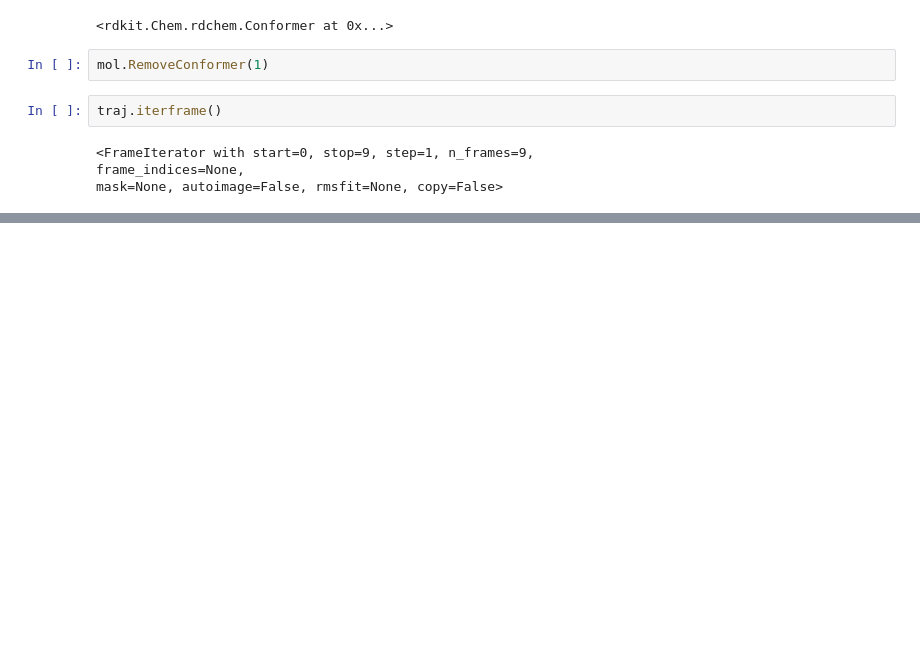
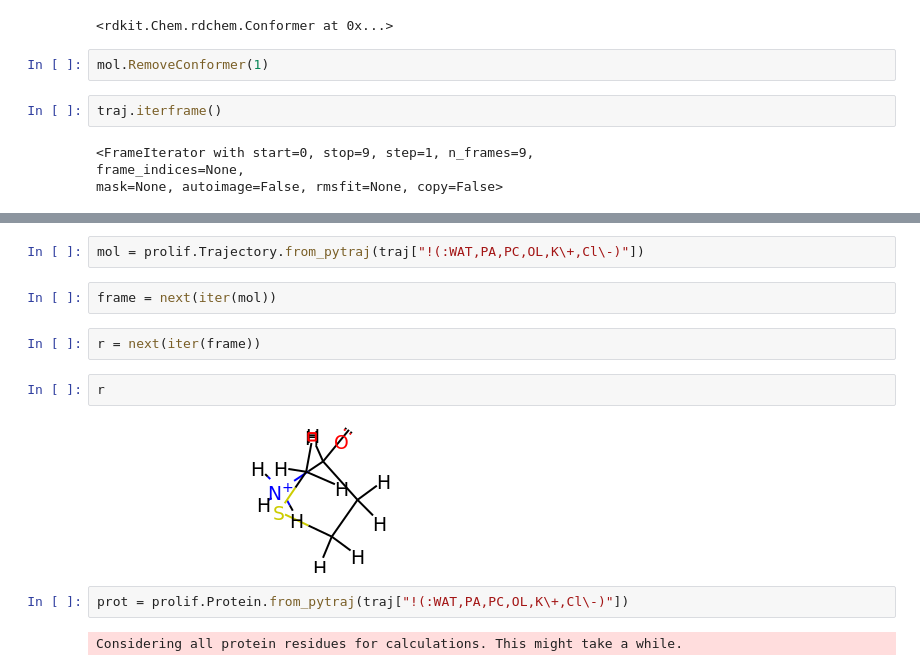
Before and after one commit to chemosim-lab/ProLIF, a Jupyter notebook: notebooks/md_trajectory.ipynb, the cells around one changed output, grey strips where cells are left out. Drawn from its saved outputs; the diff is of its cells as text; blank space fills up the shorter version.

```diff
--- a/notebooks/md_trajectory.ipynb
+++ b/notebooks/md_trajectory.ipynb
@@ -394,0 +439,14 @@ mask=None, autoimage=False, rmsfit=None, copy=False>
+# %%
+mol = prolif.Trajectory.from_pytraj(traj["!(:WAT,PA,PC,OL,K\+,Cl\-)"])
+# %%
+frame = next(iter(mol))
+# %%
+r = next(iter(frame))
+# %%
+r
+# %% [output]
+[figure, added]
+# %%
+prot = prolif.Protein.from_pytraj(traj["!(:WAT,PA,PC,OL,K\+,Cl\-)"])
+# %% [output]
+Considering all protein residues for calculations. This might take a while.
```
Also changed, not shown: parts of 11 cells of this notebook, 10 other files.
